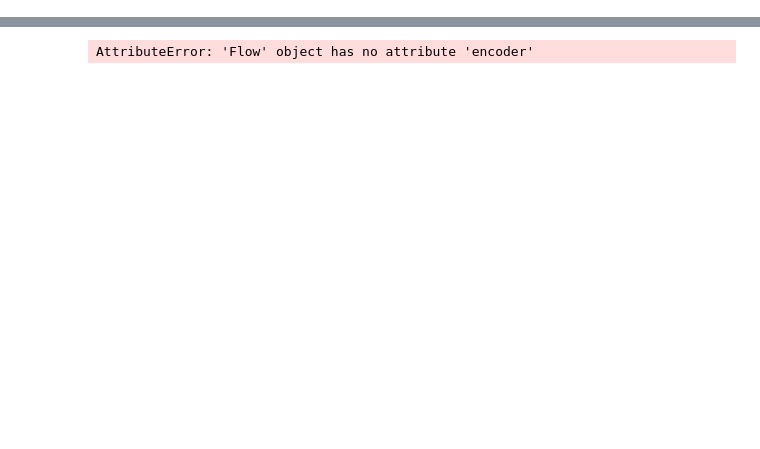
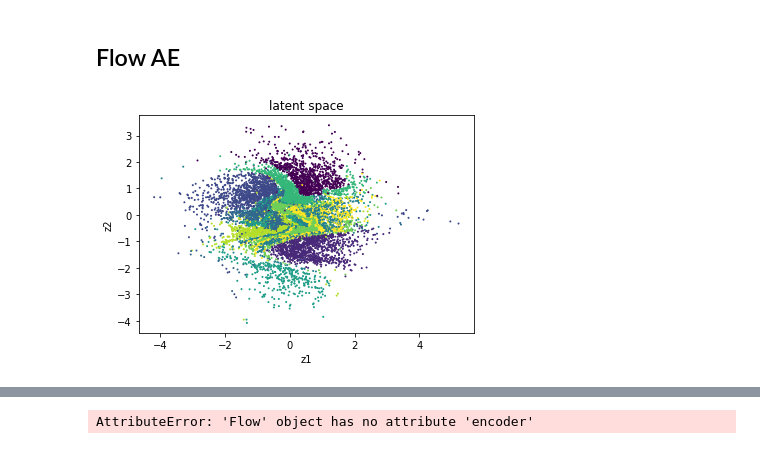
Before and after one commit to shresthasagar/ae_flow, a Jupyter notebook: plot.ipynb, the cells around one changed output, grey strips where cells are left out. Cells and saved outputs as stored; diff of their text form; code cells hidden in the pictures; blank space fills up the shorter version.

```diff
--- a/plot.ipynb
+++ b/plot.ipynb
@@ -41,0 +33,19 @@ def show_z(samples, labels, fname=None, title='latent space'):
+# %% [markdown]
+## Flow AE
+# %%
+# import flow model
+flow_model = torch.load('trained_models/mnist_flow_3.model')
+
+# flow_model = torch.load('trained_models/mnist_flow_semisupervised_1.model')
+
+flow_model = flow_model.to('cuda')
+flow_model.eval()
+
+cuda_latent_train = latent_train_set.dataset.to('cuda')
+y_flow, log_det = flow_model.forward(cuda_latent_train[0:10000])
+
+y_flow.to('cpu')
+
+show_z(y_flow.detach().cpu(), latent_train_set.labels[0:10000])
+# %% [output]
+[figure, added]
```
Also changed, not shown: parts of 22 cells of this notebook, 10 other files.
